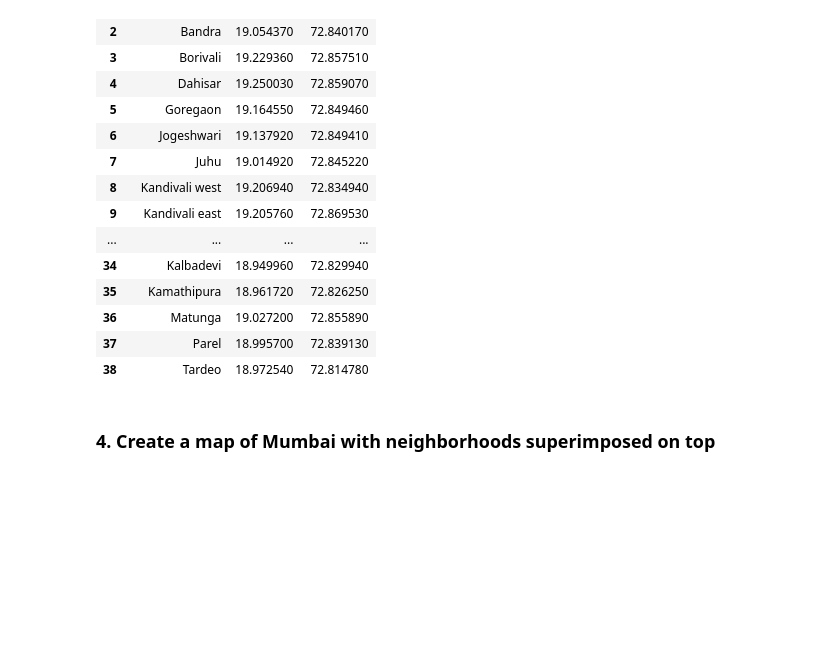
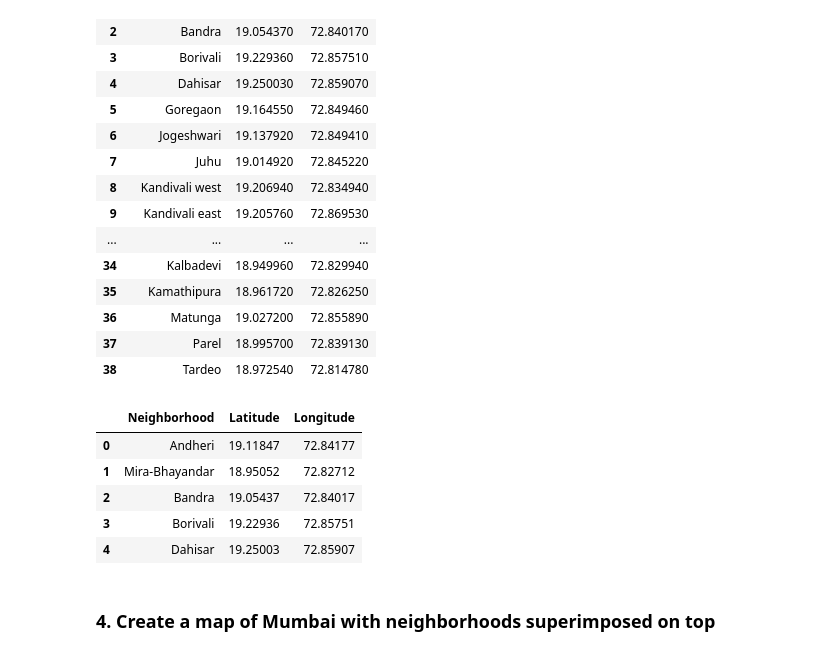
Before and after one commit to bkparek/Coursera_Capstone, a Jupyter notebook: A5_Shopping_Mall.ipynb, the cells around one changed output. Cells and saved outputs as stored; diff of their text form; code cells hidden in the pictures; blank space fills up the shorter version.

```diff
--- a/A5_Shopping_Mall.ipynb
+++ b/A5_Shopping_Mall.ipynb
@@ -202,5 +203,13 @@ mi_df
 # %%
 # save the DataFrame as CSV file
 mi_df.to_csv("mi_df.csv", index=False)
+mi_df.head()
+# %% [output]
+|  | Neighborhood | Latitude | Longitude |
+| 0 | Andheri | 19.11847 | 72.84177 |
+| 1 | Mira-Bhayandar | 18.95052 | 72.82712 |
+| 2 | Bandra | 19.05437 | 72.84017 |
+| 3 | Borivali | 19.22936 | 72.85751 |
+| 4 | Dahisar | 19.25003 | 72.85907 |
 # %% [markdown]
 ### 4. Create a map of Mumbai with neighborhoods superimposed on top
```
Also changed, not shown: parts of 13 cells of this notebook.
